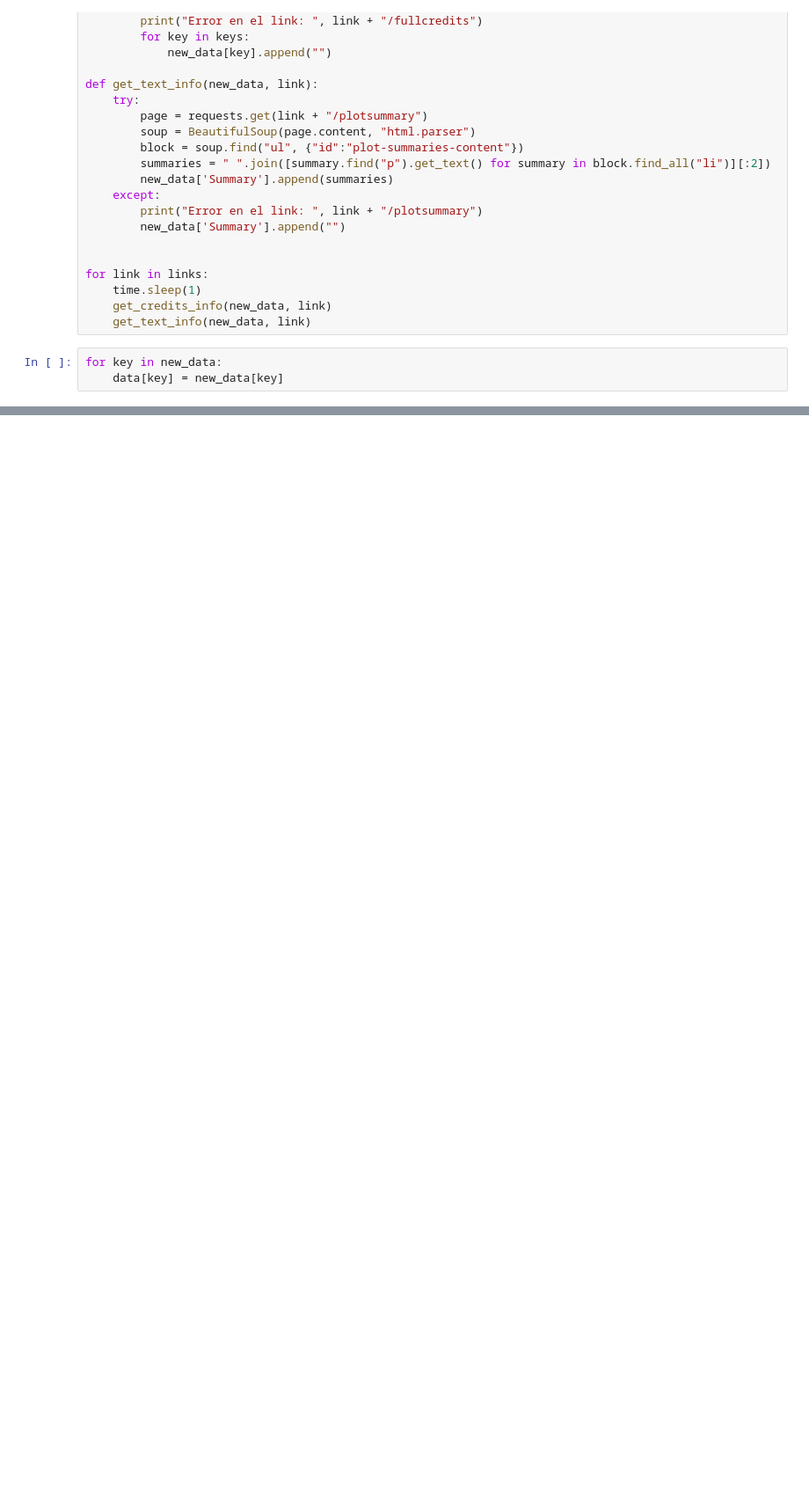
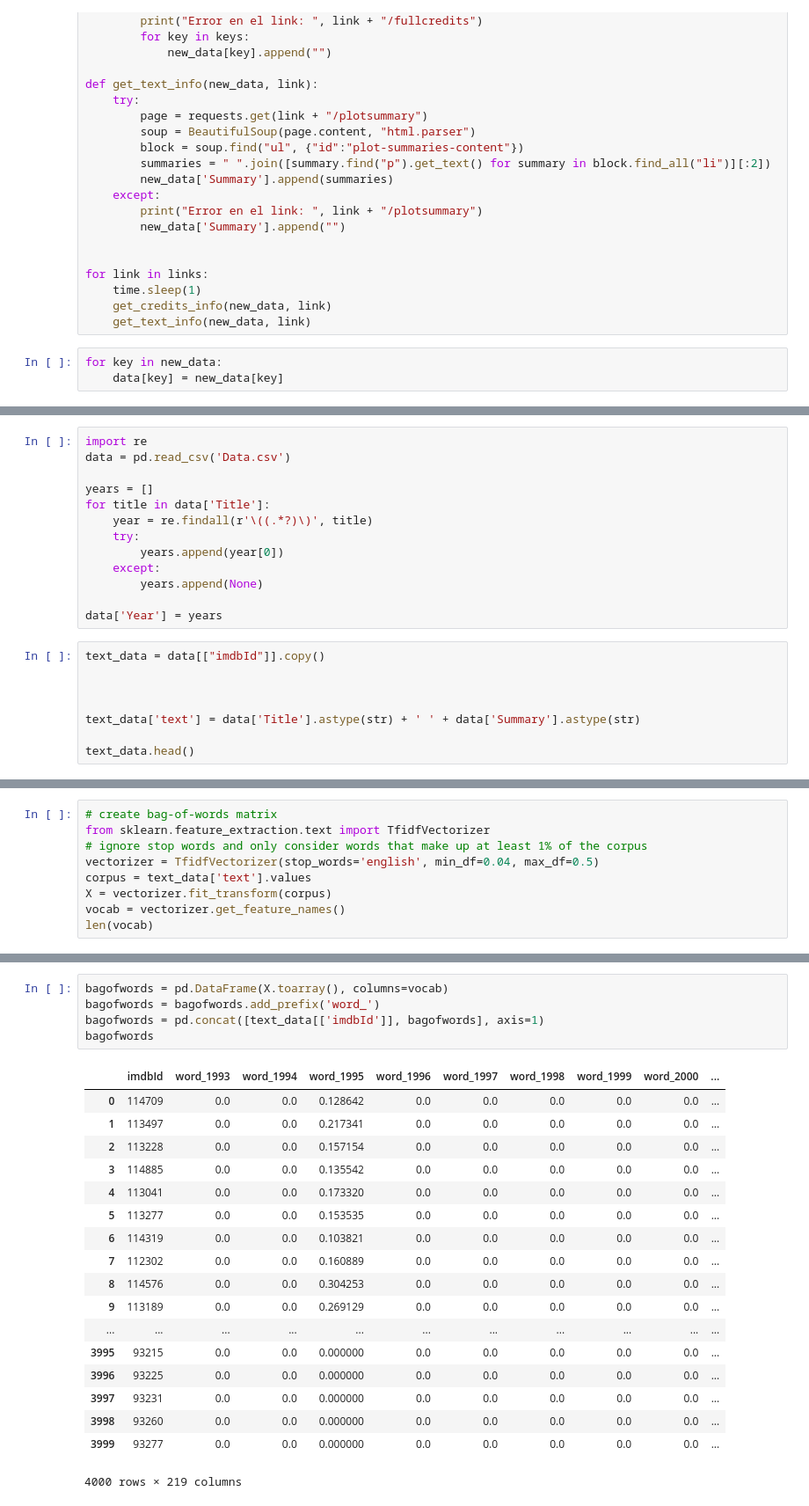
Before and after one commit to renzozuniga/MachineLearningTA, a Jupyter notebook: WebScraping-Test.ipynb, the cells around one changed output, grey strips where cells are left out. Shown at 88% size. Saved outputs shown, nothing was run; the diff lists cells and outputs as text; blank space fills up the shorter version.

```diff
--- a/WebScraping-Test.ipynb
+++ b/WebScraping-Test.ipynb
@@ -171,0 +260,21 @@ for idx, link in enumerate(data['Poster']):
+# %%
+import re
+data = pd.read_csv('Data.csv')
+
+years = []
+for title in data['Title']:
+    year = re.findall(r'\((.*?)\)', title)
+    try:
+        years.append(year[0])
+    except:
+        years.append(None)
+
+data['Year'] = years
+# %%
+text_data = data[["imdbId"]].copy()
+
+
+
+text_data['text'] = data['Title'].astype(str) + ' ' + data['Summary'].astype(str)
+
+text_data.head()
@@ -171,0 +288,9 @@ for idx, link in enumerate(data['Poster']):
+# %%
+# create bag-of-words matrix
+from sklearn.feature_extraction.text import TfidfVectorizer
+# ignore stop words and only consider words that make up at least 1% of the corpus
+vectorizer = TfidfVectorizer(stop_words='english', min_df=0.04, max_df=0.5)
+corpus = text_data['text'].values
+X = vectorizer.fit_transform(corpus)
+vocab = vectorizer.get_feature_names()
+len(vocab)
@@ -171,0 +303,24 @@ for idx, link in enumerate(data['Poster']):
+# %%
+bagofwords = pd.DataFrame(X.toarray(), columns=vocab)
+bagofwords = bagofwords.add_prefix('word_')
+bagofwords = pd.concat([text_data[['imdbId']], bagofwords], axis=1)
+bagofwords
+# %% [output]
+|  | imdbId | word_1993 | word_1994 | word_1995 | word_1996 | word_1997 | word_1998 | word_1999 | word_2000 | ... |
+| 0 | 114709 | 0.0 | 0.0 | 0.128642 | 0.0 | 0.0 | 0.0 | 0.0 | 0.0 | ... |
+| 1 | 113497 | 0.0 | 0.0 | 0.217341 | 0.0 | 0.0 | 0.0 | 0.0 | 0.0 | ... |
+| 2 | 113228 | 0.0 | 0.0 | 0.157154 | 0.0 | 0.0 | 0.0 | 0.0 | 0.0 | ... |
+| 3 | 114885 | 0.0 | 0.0 | 0.135542 | 0.0 | 0.0 | 0.0 | 0.0 | 0.0 | ... |
+| 4 | 113041 | 0.0 | 0.0 | 0.173320 | 0.0 | 0.0 | 0.0 | 0.0 | 0.0 | ... |
+| 5 | 113277 | 0.0 | 0.0 | 0.153535 | 0.0 | 0.0 | 0.0 | 0.0 | 0.0 | ... |
+| 6 | 114319 | 0.0 | 0.0 | 0.103821 | 0.0 | 0.0 | 0.0 | 0.0 | 0.0 | ... |
+| 7 | 112302 | 0.0 | 0.0 | 0.160889 | 0.0 | 0.0 | 0.0 | 0.0 | 0.0 | ... |
+| 8 | 114576 | 0.0 | 0.0 | 0.304253 | 0.0 | 0.0 | 0.0 | 0.0 | 0.0 | ... |
+| 9 | 113189 | 0.0 | 0.0 | 0.269129 | 0.0 | 0.0 | 0.0 | 0.0 | 0.0 | ... |
+| ... | ... | ... | ... | ... | ... | ... | ... | ... | ... | ... |
+| 3995 | 93215 | 0.0 | 0.0 | 0.000000 | 0.0 | 0.0 | 0.0 | 0.0 | 0.0 | ... |
+| 3996 | 93225 | 0.0 | 0.0 | 0.000000 | 0.0 | 0.0 | 0.0 | 0.0 | 0.0 | ... |
+| 3997 | 93231 | 0.0 | 0.0 | 0.000000 | 0.0 | 0.0 | 0.0 | 0.0 | 0.0 | ... |
+| 3998 | 93260 | 0.0 | 0.0 | 0.000000 | 0.0 | 0.0 | 0.0 | 0.0 | 0.0 | ... |
+| 3999 | 93277 | 0.0 | 0.0 | 0.000000 | 0.0 | 0.0 | 0.0 | 0.0 | 0.0 | ... |
+4000 rows × 219 columns
```
Also changed, not shown: parts of 21 cells of this notebook, 2 other files.
